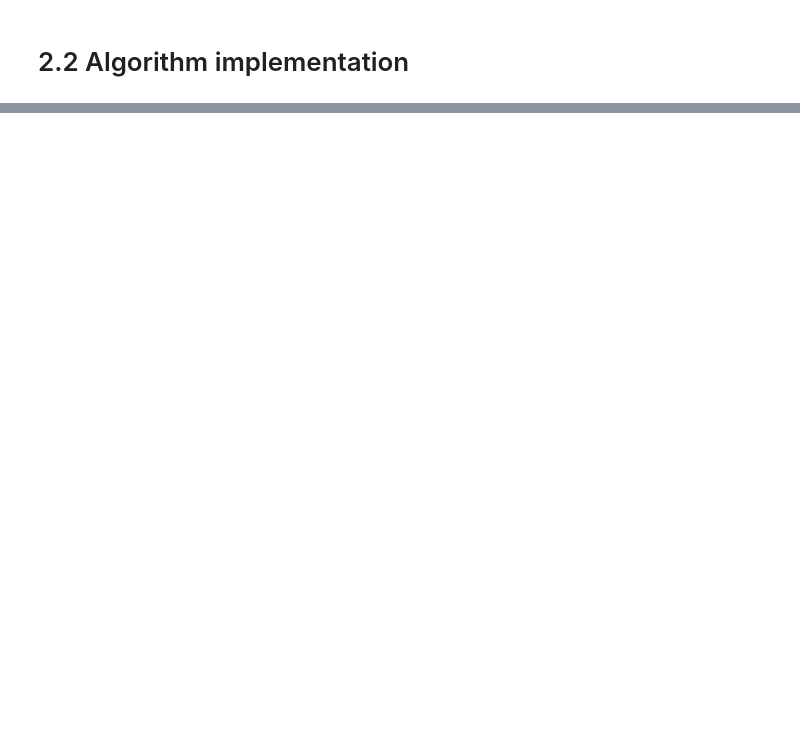
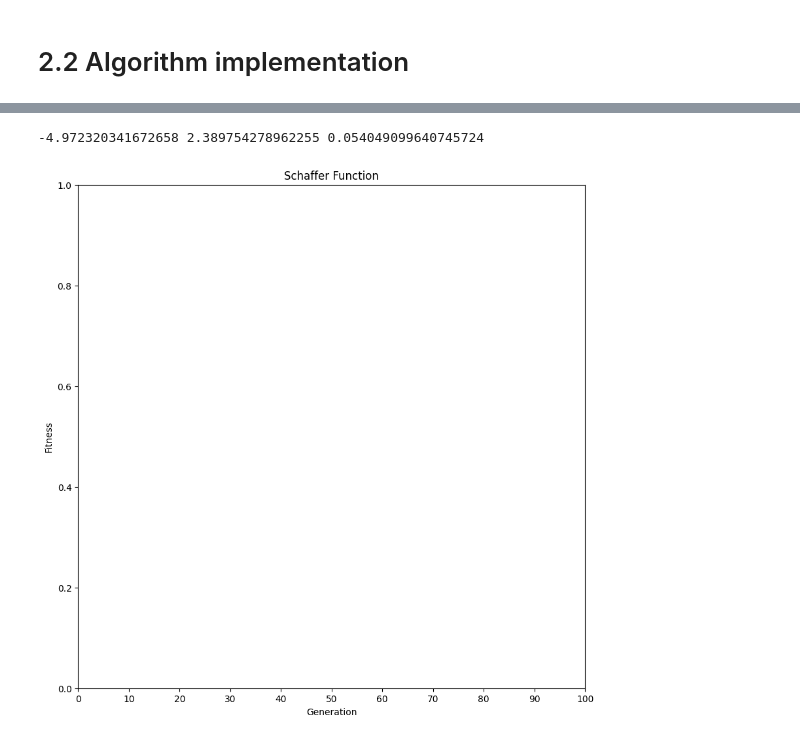
Before and after one commit to MxFrgsn/COMP2002_CW2, a Jupyter notebook: COMP2002.ipynb, the cells around one changed output, grey strips where cells are left out. Drawn from its saved outputs; the diff is of its cells as text; code cells hidden in the pictures; blank space fills up the shorter version.

```diff
--- a/COMP2002.ipynb
+++ b/COMP2002.ipynb
@@ -1003,0 +1060,41 @@ the parent solutions for the next generation.
+# %%
+# Creates population of random numbers between -5 and 5 with a D of 2
+def createPopulation():
+    for i in range(POPULATION_SIZE):
+        person = Person(np.random.uniform(-5,5),np.random.uniform(-5,5), schafferFunction)
+        population.append(person)
+
+# Selection operator (not done)
+def selection(population,current_generation):
+    while current_generation < GENERATION_LIMIT:
+        population = sorted(population, key=lambda x: x.fitness, reverse=True)
+        new_population = []
+        for i in range(POPULATION_SIZE):
+            parent1 = population[np.random.randint(0, POPULATION_SIZE)]
+            parent2 = population[np.random.randint(0, POPULATION_SIZE)]
+            child = parent1.uniform_crossover(parent2, schafferFunction)
+            child.mutate()
+            new_population.append(child)
+        population = new_population
+        current_generation += 1
+
+createPopulation()
+selection(population,current_generation)
+
+
+
+person_schaffer = Person(random.uniform(-5, 5), random.uniform(-5, 5), schafferFunction)
+print(person_schaffer.getX(), person_schaffer.getY(), person_schaffer.getFitness())
+# %% [output]
+-4.972320341672658 2.389754278962255 0.054049099640745724
+# %%
+plt.figure(figsize=(10, 10))
+#plt.plot([person_schaffer.getFitness() for person_schaffer in population])
+plt.title("Schaffer Function")
+plt.xlabel("Generation")
+plt.xticks(np.arange(0, 101, 10))
+plt.ylabel("Fitness")
+plt.savefig("schaffer_function.pdf", bbox_inches="tight")
+plt.show()
+# %% [output]
+[figure, added]
```
Also changed, not shown: parts of 10 cells of this notebook, 4 other files.
